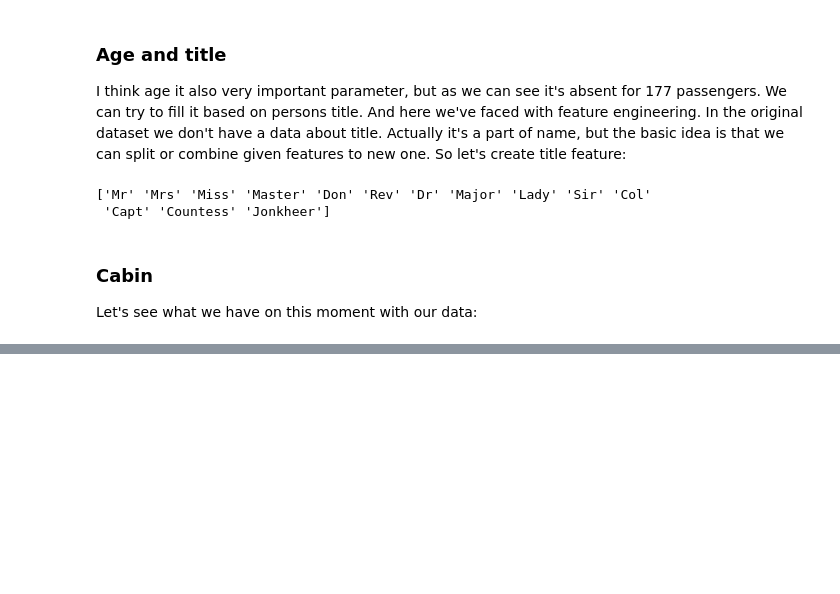
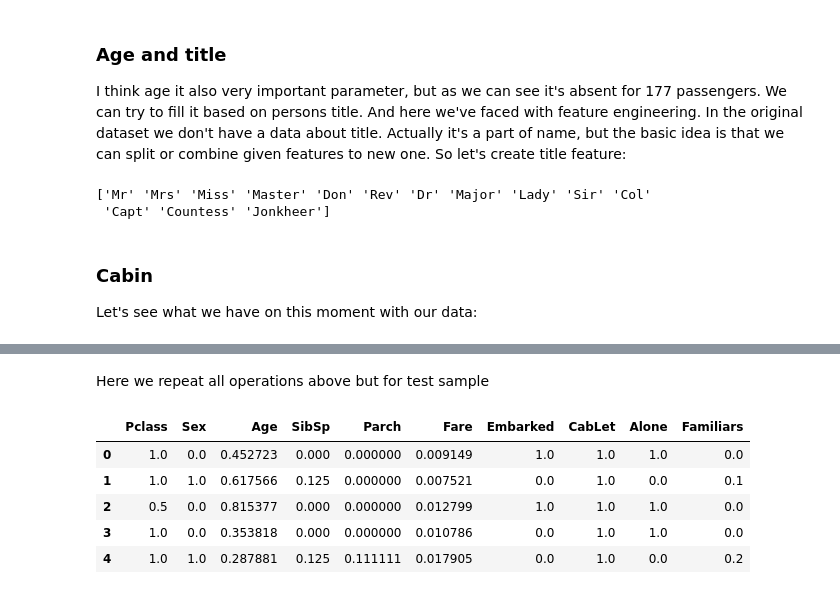
Before and after one commit to bdrum/kaggle, a Jupyter notebook: titanic/notebooks/titanic.ipynb, the cells around one changed output, grey strips where cells are left out. Cells and saved outputs as stored; diff of their text form; code cells hidden in the pictures; blank space fills up the shorter version.

```diff
--- a/titanic/notebooks/titanic.ipynb
+++ b/titanic/notebooks/titanic.ipynb
@@ -244,0 +183,19 @@ Canvas(toolbar=Toolbar(toolitems=[('Home', 'Reset original view', 'home', 'home'
+# %%
+%matplotlib widget
+
+cabLet_fare_m = train_df[['Fare', 'CabLet']].groupby('CabLet').mean()
+cabLet_fare_q = train_df[['Fare', 'CabLet']].groupby('CabLet').quantile(0.75)
+
+def assingCabinBasedOnFare(cf:pd.DataFrame) -> str:
+    cabin = cf[0]
+    fare  = cf[1]
+
+    if cabin != 'X':
+        return cabin
+    for c in cabLet_fare_q.index.values[::-1][1:-1]:
+        if fare <= cabLet_fare_q.loc[c].Fare:
+            return c
+        else:
+            return 'B'
+train_df['CabLet'] = train_df[['CabLet', 'Fare']].apply(assingCabinBasedOnFare, axis=1)
+_ = train_df.boxplot('Fare', 'CabLet', figsize=(12,5))
@@ -244,0 +279,48 @@ Canvas(toolbar=Toolbar(toolitems=[('Home', 'Reset original view', 'home', 'home'
+# %% [markdown]
+Here we repeat all operations above but for test sample
+# %%
+fare_class = test_df.groupby('Pclass').Fare.mean()
+test_df.Fare = test_df[['Pclass', 'Fare']].apply(lambda c: fare_class[c.Pclass] if c.Fare == 0 or np.isnan(c.Fare) else c.Fare, axis=1)
+
+test_df.Name = test_df.Name.str.replace('Mlle', 'Miss')
+test_df.Name = test_df.Name.str.replace('Mme', 'Mrs')
+test_df['Title'] = test_df.Name.apply(lambda n: str(n)[str(n).find(',')+1:].strip().split(' ')[0][:-1])
+test_df.Title = test_df.Title.replace('th', 'Countess')
+test_df.Title = test_df.Title.replace('Ms', 'Miss')
+title_age = test_df.groupby('Title').Age.mean().round()
+test_df.Age = test_df[['Title', 'Age']].apply(lambda a: title_age[a.Title] if math.isnan(a.Age) else a.Age, axis=1)
+
+test_df['CabLet'] = test_df.Cabin.astype(str).str[0].replace('n', 'X')
+test_df['CabLet'] = test_df[['CabLet', 'Fare']].apply(assingCabinBasedOnFare, axis=1)
+test_df['Alone'] = test_df[['SibSp', 'Parch']].apply(lambda p: 0 if (p[0] + p[1] != 0) else 1, axis=1)
+test_df['Familiars'] = test_df.SibSp + test_df.Parch
+
+categories = {"female": 1, "male": 0}
+test_df['Sex']= test_df['Sex'].map(categories)
+
+categories = {"S": 1, "C": 2, "Q": 3}
+test_df['Embarked']= test_df['Embarked'].map(categories)
+
+categories = test_df.CabLet.unique()
+test_df['CabLet'] = test_df.CabLet.astype("category").cat.codes
+
+
+test_df = test_df.drop('Name', axis=1)  # Dropping label to normalize
+test_df = test_df.drop('Cabin', axis=1)  # Dropping label to normalize
+test_df = test_df.drop('Ticket', axis=1)  # Dropping label to normalize
+test_df = test_df.drop('Title', axis=1)  # Dropping label to normalize
+test_df = test_df.drop('PassengerId', axis=1)  # Dropping label to normalize
+
+scaler = MinMaxScaler()
+scaled_test = scaler.fit_transform(test_df)
+
+scaled_test = pd.DataFrame(scaled_test, columns=test_df.columns, index=test_df.index)
+
+scaled_test.head()
+# %% [output]
+|  | Pclass | Sex | Age | SibSp | Parch | Fare | Embarked | CabLet | Alone | Familiars |
+| 0 | 1.0 | 0.0 | 0.452723 | 0.000 | 0.000000 | 0.009149 | 1.0 | 1.0 | 1.0 | 0.0 |
+| 1 | 1.0 | 1.0 | 0.617566 | 0.125 | 0.000000 | 0.007521 | 0.0 | 1.0 | 0.0 | 0.1 |
+| 2 | 0.5 | 0.0 | 0.815377 | 0.000 | 0.000000 | 0.012799 | 1.0 | 1.0 | 1.0 | 0.0 |
+| 3 | 1.0 | 0.0 | 0.353818 | 0.000 | 0.000000 | 0.010786 | 0.0 | 1.0 | 1.0 | 0.0 |
+| 4 | 1.0 | 1.0 | 0.287881 | 0.125 | 0.111111 | 0.017905 | 0.0 | 1.0 | 0.0 | 0.2 |
```
Also changed, not shown: parts of 30 cells of this notebook.
